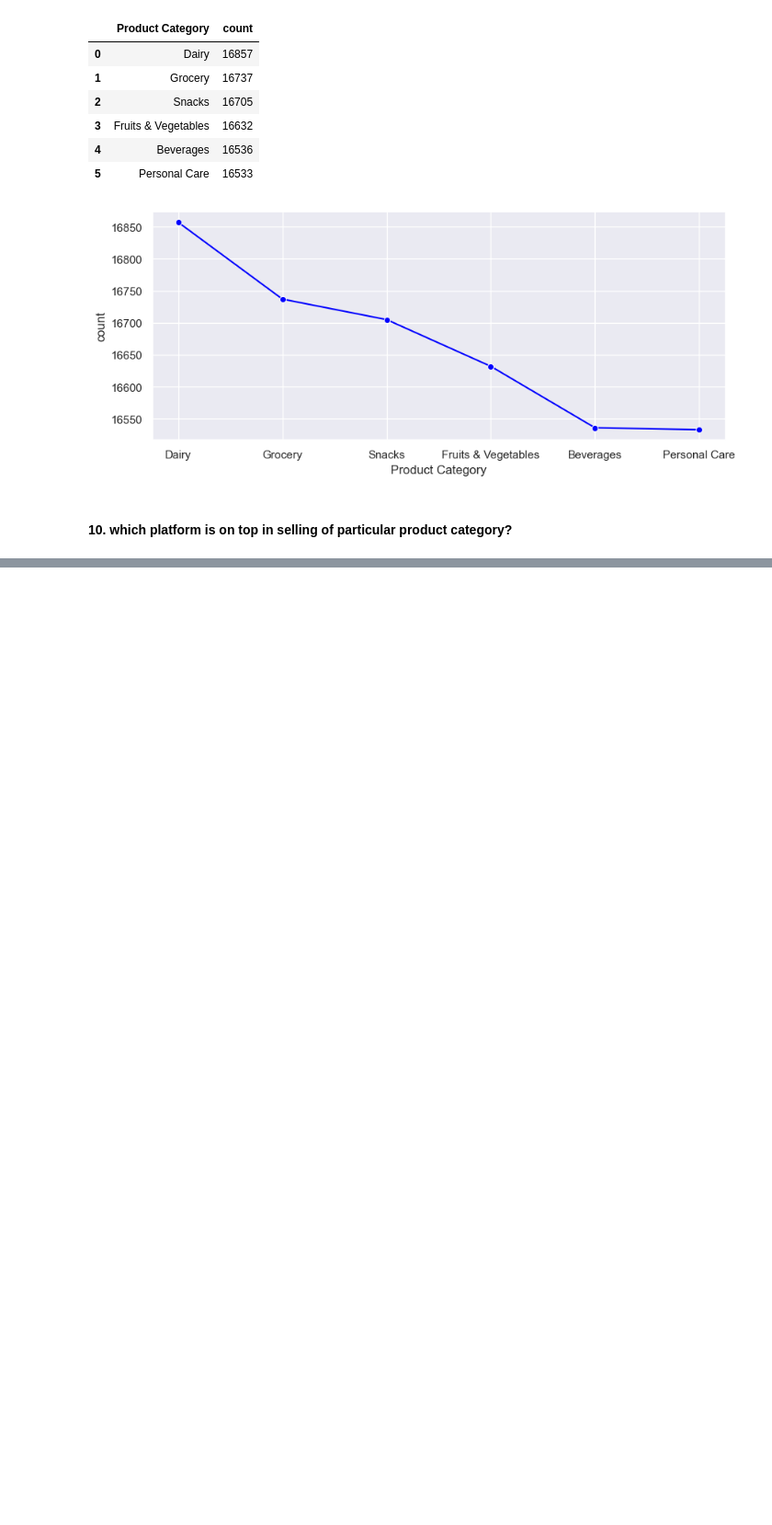
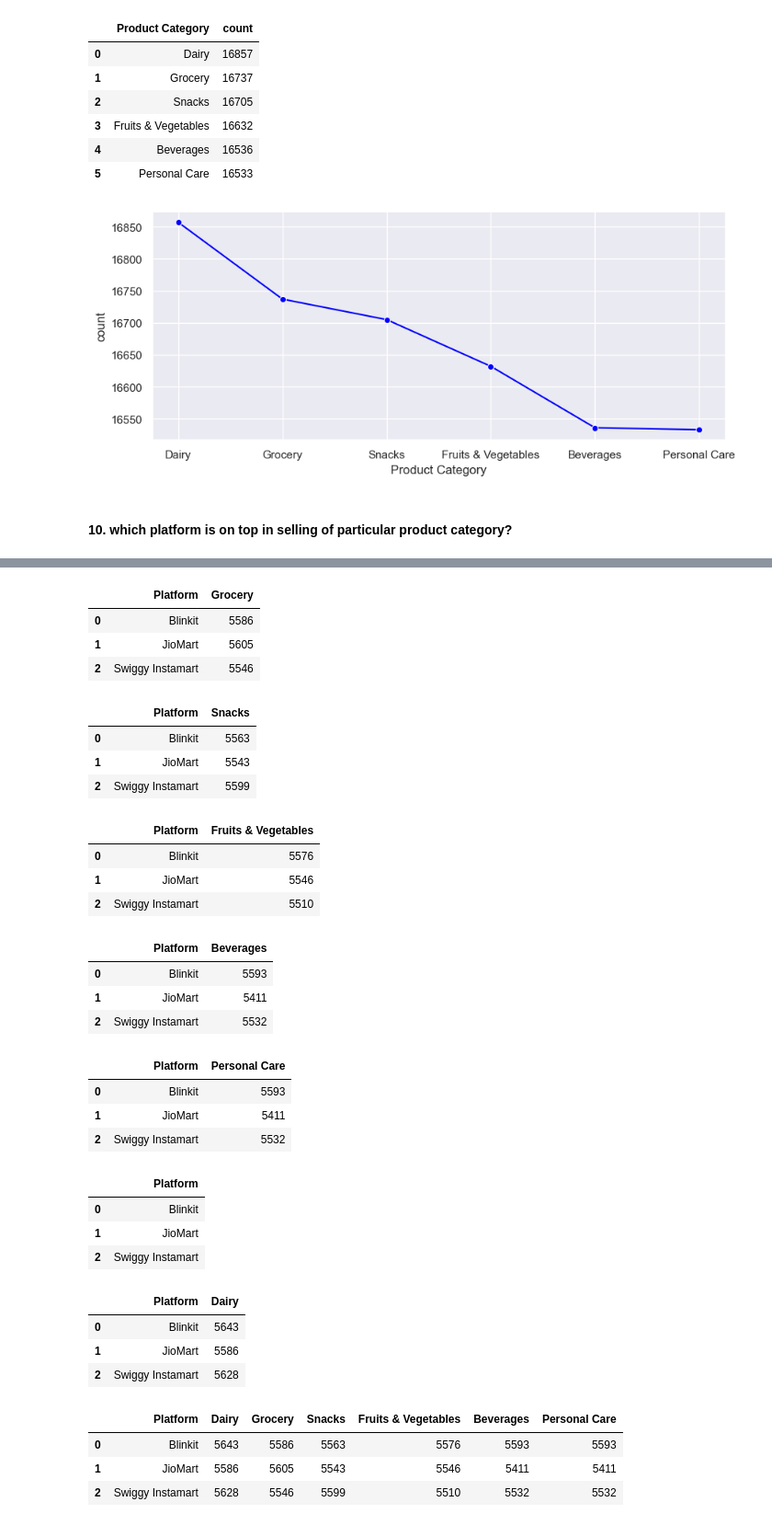
Before and after one commit to Hetvi48/E-commerce_sales_analysis, a Jupyter notebook: Visualisation.ipynb, the cells around one changed output, grey strips where cells are left out. Shown: that part at 92% size. Cells and saved outputs as stored; diff of their text form; code cells hidden in the pictures; blank space fills up the shorter version.

```diff
--- a/Visualisation.ipynb
+++ b/Visualisation.ipynb
@@ -220,0 +252,55 @@ plt.show()
+# %%
+Grocery_counts = data[data['Product Category'] == 'Grocery']
+Grocery_counts_plt = Grocery_counts.groupby('Platform').size().reset_index(name = 'Grocery')
+Grocery_counts_plt
+# %% [output]
+|  | Platform | Grocery |
+| 0 | Blinkit | 5586 |
+| 1 | JioMart | 5605 |
+| 2 | Swiggy Instamart | 5546 |
+# %%
+Snacks_counts = data[data['Product Category'] == 'Snacks']
+Snacks_counts_plt = Snacks_counts.groupby('Platform').size().reset_index(name = 'Snacks')
+Snacks_counts_plt
+# %% [output]
+|  | Platform | Snacks |
+| 0 | Blinkit | 5563 |
+| 1 | JioMart | 5543 |
+| 2 | Swiggy Instamart | 5599 |
+# %%
+FruitsVegetables_counts = data[data['Product Category'] == 'Fruits & Vegetables']
+FruitsVegetables_counts_plt = FruitsVegetables_counts.groupby('Platform').size().reset_index(name = 'Fruits & Vegetables')
+FruitsVegetables_counts_plt
+# %% [output]
+|  | Platform | Fruits & Vegetables |
+| 0 | Blinkit | 5576 |
+| 1 | JioMart | 5546 |
+| 2 | Swiggy Instamart | 5510 |
+# %%
+Beverages_counts = data[data['Product Category'] == 'Beverages']
+Beverages_counts_plt = Beverages_counts.groupby('Platform').size().reset_index(name = 'Beverages')
+Beverages_counts_plt
+# %% [output]
+|  | Platform | Beverages |
+| 0 | Blinkit | 5593 |
+| 1 | JioMart | 5411 |
+| 2 | Swiggy Instamart | 5532 |
+# %%
+PersonalCare_counts = data[data['Product Category'] == 'Personal Care']
+PersonalCare_counts_plt = Beverages_counts.groupby('Platform').size().reset_index(name = 'Personal Care')
+PersonalCare_counts_plt
+# %% [output]
+|  | Platform | Personal Care |
+| 0 | Blinkit | 5593 |
+| 1 | JioMart | 5411 |
+| 2 | Swiggy Instamart | 5532 |
+# %%
+data_new = pd.DataFrame({
+    'Platform' : ['Blinkit', 'JioMart', 'Swiggy Instamart']
+})
+data_new
+# %% [output]
+|  | Platform |
+| 0 | Blinkit |
+| 1 | JioMart |
+| 2 | Swiggy Instamart |
@@ -220,0 +309,7 @@ plt.show()
+# %%
+data_new
+# %% [output]
+|  | Platform | Dairy |
+| 0 | Blinkit | 5643 |
+| 1 | JioMart | 5586 |
+| 2 | Swiggy Instamart | 5628 |
@@ -220,0 +318,15 @@ plt.show()
+# %%
+data_new = pd.merge(data_new, Snacks_counts_plt , on = "Platform")
+# %%
+data_new = pd.merge(data_new, FruitsVegetables_counts_plt, on = "Platform")
+# %%
+data_new = pd.merge(data_new, Beverages_counts_plt, on = "Platform")
+# %%
+data_new = pd.merge(data_new, PersonalCare_counts_plt, on = "Platform")
+# %%
+data_new
+# %% [output]
+|  | Platform | Dairy | Grocery | Snacks | Fruits & Vegetables | Beverages | Personal Care |
+| 0 | Blinkit | 5643 | 5586 | 5563 | 5576 | 5593 | 5593 |
+| 1 | JioMart | 5586 | 5605 | 5543 | 5546 | 5411 | 5411 |
+| 2 | Swiggy Instamart | 5628 | 5546 | 5599 | 5510 | 5532 | 5532 |
```
Also changed, not shown: parts of 10 cells of this notebook, 2 other files.
